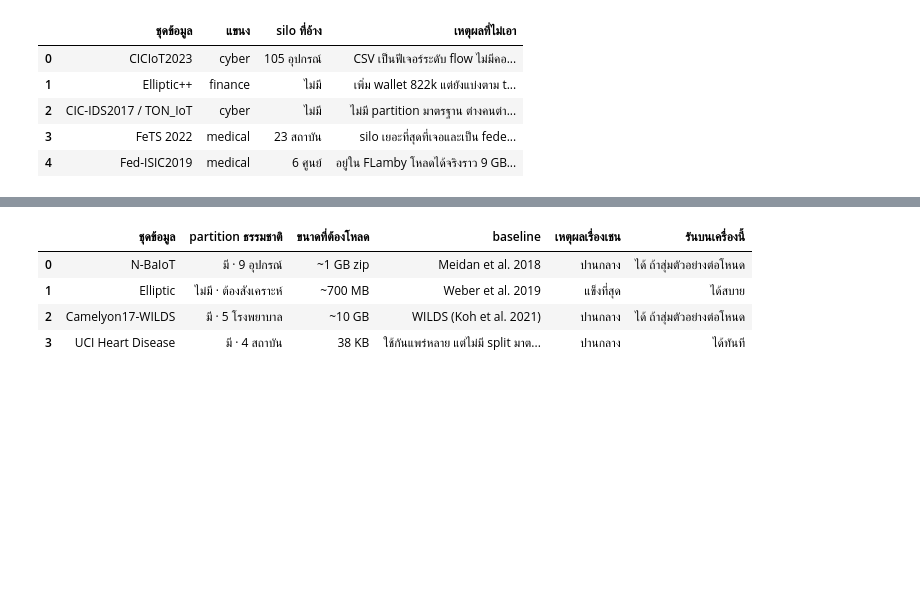
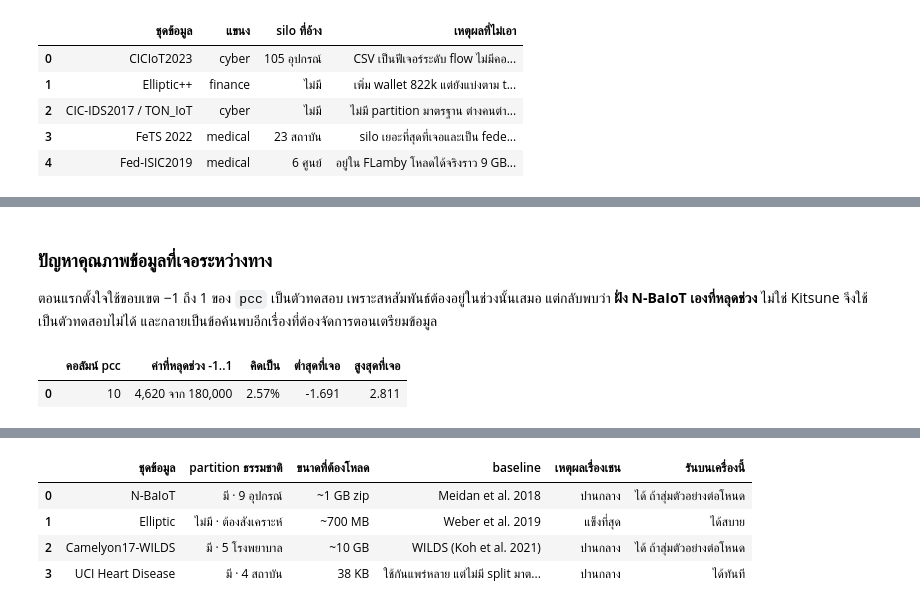
Before and after one commit to farlos3/Blockchain-Based-Swarm-Learning, a Jupyter notebook: poc/Finding Dataset/Explore.ipynb, the cells around one changed output, grey strips where cells are left out. Drawn from its saved outputs; the diff is of its cells as text; code cells hidden in the pictures; blank space fills up the shorter version.

```diff
--- a/poc/Finding Dataset/Explore.ipynb
+++ b/poc/Finding Dataset/Explore.ipynb
@@ -1072,0 +1229,21 @@ rejected
+# %% [markdown]
+### ปัญหาคุณภาพข้อมูลที่เจอระหว่างทาง
+
+ตอนแรกตั้งใจใช้ขอบเขต −1 ถึง 1 ของ `pcc` เป็นตัวทดสอบ เพราะสหสัมพันธ์ต้องอยู่ในช่วงนั้นเสมอ
+แต่กลับพบว่า **ฝั่ง N-BaIoT เองที่หลุดช่วง** ไม่ใช่ Kitsune จึงใช้เป็นตัวทดสอบไม่ได้
+และกลายเป็นข้อค้นพบอีกเรื่องที่ต้องจัดการตอนเตรียมข้อมูล
+# %%
+pcc_idx = [i for i, st in enumerate(stat_of) if st == "pcc"]
+block = nbaiot.iloc[:, pcc_idx]
+out_of_range = (block.abs() > 1).to_numpy()
+
+pd.DataFrame([{
+    "คอลัมน์ pcc": len(pcc_idx),
+    "ค่าที่หลุดช่วง -1..1": f"{out_of_range.sum():,} จาก {out_of_range.size:,}",
+    "คิดเป็น": f"{out_of_range.mean():.2%}",
+    "ต่ำสุดที่เจอ": round(float(block.min().min()), 3),
+    "สูงสุดที่เจอ": round(float(block.max().max()), 3),
+}])
+# %% [output]
+|  | คอลัมน์ pcc | ค่าที่หลุดช่วง -1..1 | คิดเป็น | ต่ำสุดที่เจอ | สูงสุดที่เจอ |
+| 0 | 10 | 4,620 จาก 180,000 | 2.57% | -1.691 | 2.811 |
```
Also changed, not shown: parts of 13 cells of this notebook.
